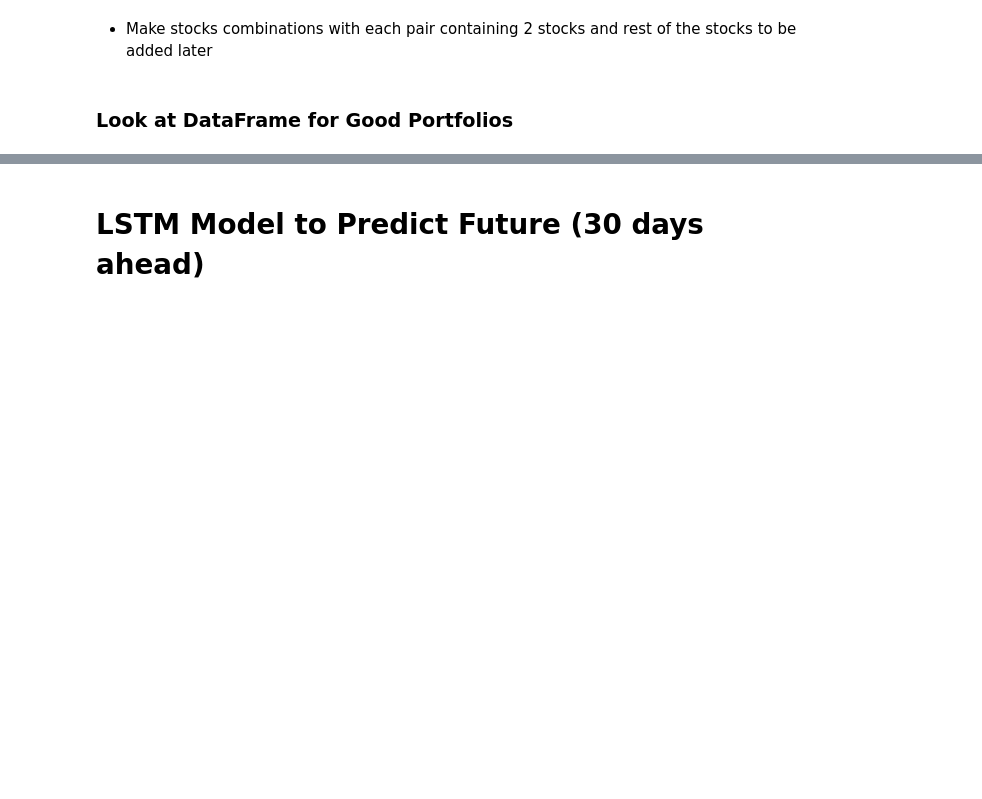
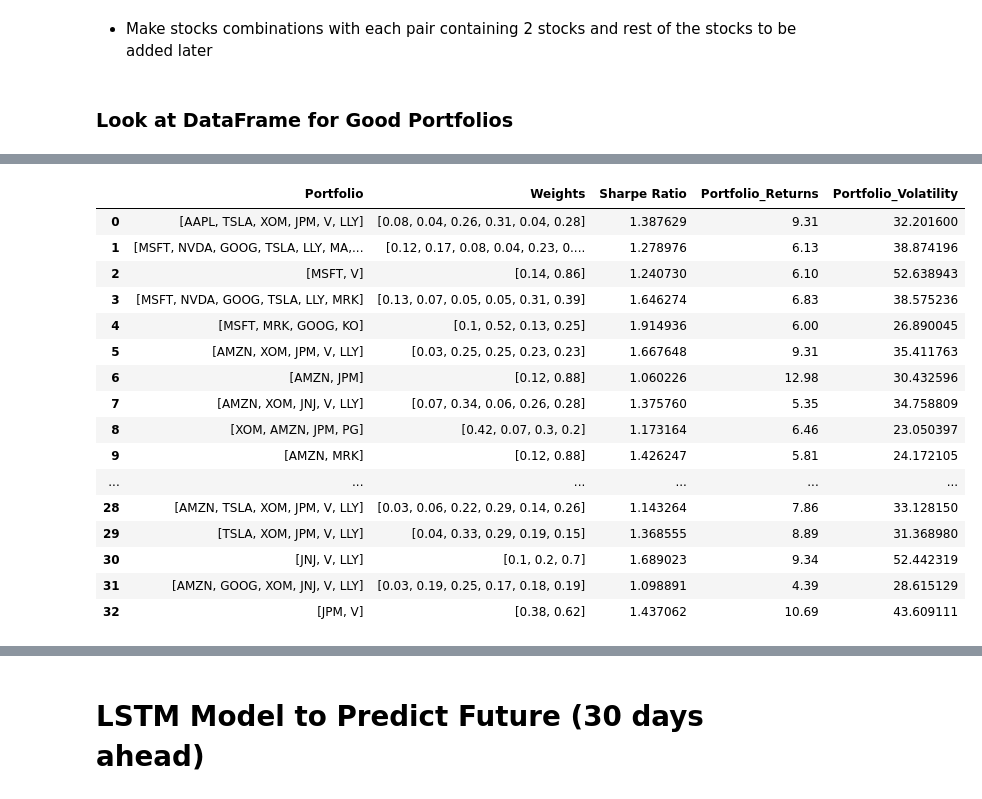
Before and after one commit to deepssharma/Capstone, a Jupyter notebook: Stocks_analysis.ipynb, the cells around one changed output, grey strips where cells are left out. Saved outputs shown, nothing was run; the diff lists cells and outputs as text; code cells hidden in the pictures; blank space fills up the shorter version.

```diff
--- a/Stocks_analysis.ipynb
+++ b/Stocks_analysis.ipynb
@@ -1158,7 +1158,25 @@ def build_portfolio_voltality(df_ret):
     return portfolio_volatility
 # %%
 good['Portfolio_Volatility'] = build_portfolio_voltality(good)
-#good
+good
+# %% [output]
+|  | Portfolio | Weights | Sharpe Ratio | Portfolio_Returns | Portfolio_Volatility |
+| 0 | [AAPL, TSLA, XOM, JPM, V, LLY] | [0.08, 0.04, 0.26, 0.31, 0.04, 0.28] | 1.387629 | 9.31 | 32.201600 |
+| 1 | [MSFT, NVDA, GOOG, TSLA, LLY, MA,... | [0.12, 0.17, 0.08, 0.04, 0.23, 0.... | 1.278976 | 6.13 | 38.874196 |
+| 2 | [MSFT, V] | [0.14, 0.86] | 1.240730 | 6.10 | 52.638943 |
+| 3 | [MSFT, NVDA, GOOG, TSLA, LLY, MRK] | [0.13, 0.07, 0.05, 0.05, 0.31, 0.39] | 1.646274 | 6.83 | 38.575236 |
+| 4 | [MSFT, MRK, GOOG, KO] | [0.1, 0.52, 0.13, 0.25] | 1.914936 | 6.00 | 26.890045 |
+| 5 | [AMZN, XOM, JPM, V, LLY] | [0.03, 0.25, 0.25, 0.23, 0.23] | 1.667648 | 9.31 | 35.411763 |
+| 6 | [AMZN, JPM] | [0.12, 0.88] | 1.060226 | 12.98 | 30.432596 |
+| 7 | [AMZN, XOM, JNJ, V, LLY] | [0.07, 0.34, 0.06, 0.26, 0.28] | 1.375760 | 5.35 | 34.758809 |
+| 8 | [XOM, AMZN, JPM, PG] | [0.42, 0.07, 0.3, 0.2] | 1.173164 | 6.46 | 23.050397 |
+| 9 | [AMZN, MRK] | [0.12, 0.88] | 1.426247 | 5.81 | 24.172105 |
+| ... | ... | ... | ... | ... | ... |
+| 28 | [AMZN, TSLA, XOM, JPM, V, LLY] | [0.03, 0.06, 0.22, 0.29, 0.14, 0.26] | 1.143264 | 7.86 | 33.128150 |
+| 29 | [TSLA, XOM, JPM, V, LLY] | [0.04, 0.33, 0.29, 0.19, 0.15] | 1.368555 | 8.89 | 31.368980 |
+| 30 | [JNJ, V, LLY] | [0.1, 0.2, 0.7] | 1.689023 | 9.34 | 52.442319 |
+| 31 | [AMZN, GOOG, XOM, JNJ, V, LLY] | [0.03, 0.19, 0.25, 0.17, 0.18, 0.19] | 1.098891 | 4.39 | 28.615129 |
+| 32 | [JPM, V] | [0.38, 0.62] | 1.437062 | 10.69 | 43.609111 |
 # %%
 optim['better']
 # %% [output]
```
Also changed, not shown: parts of 8 cells of this notebook, 1 other file.
